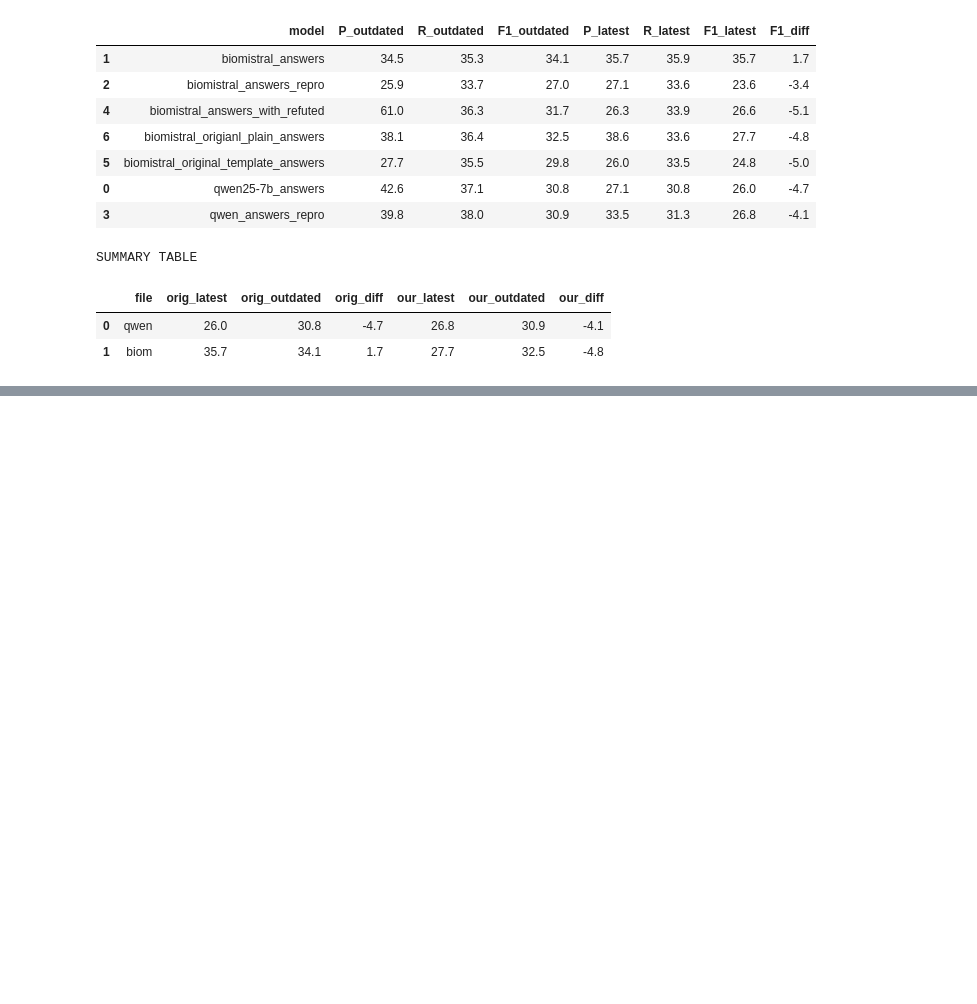
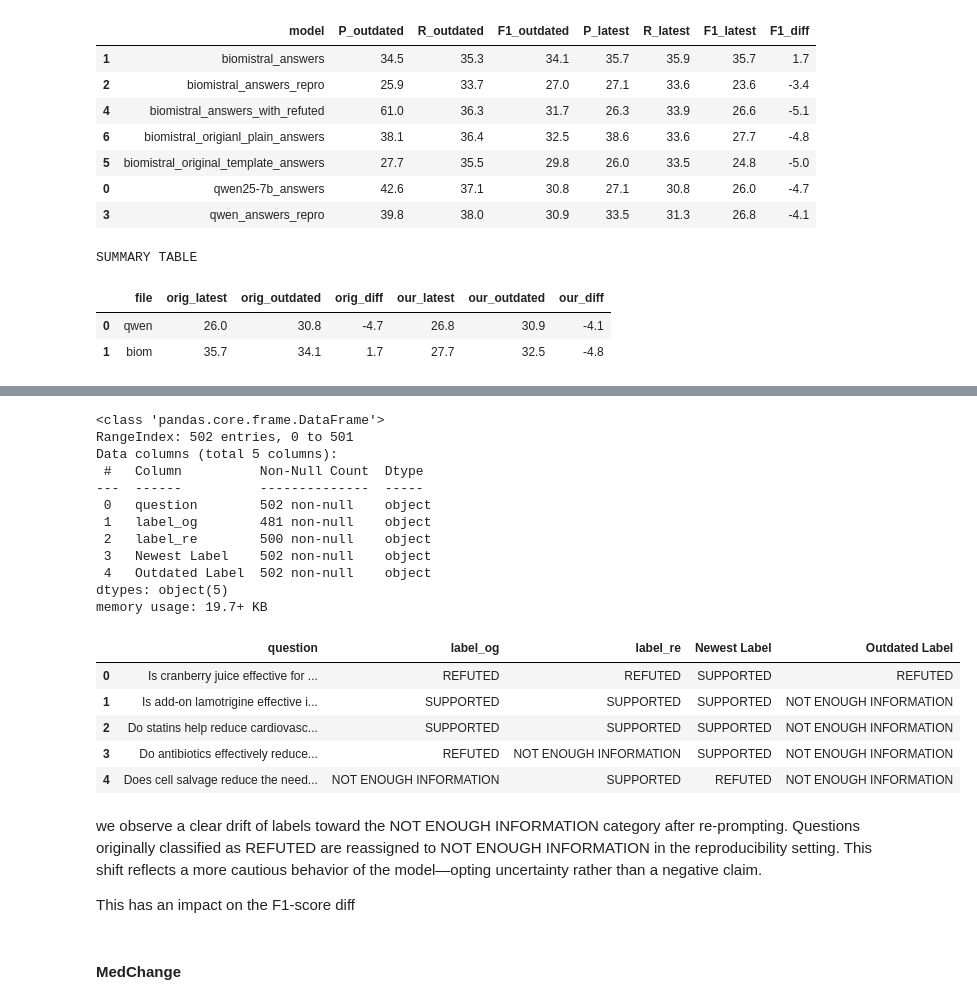
Before and after one commit to MiriamEspinosa/Reproducibility, a Jupyter notebook: Code/experiments_reproduce.ipynb, the cells around one changed output, grey strips where cells are left out. Saved outputs shown, nothing was run; the diff lists cells and outputs as text; code cells hidden in the pictures; blank space fills up the shorter version.

```diff
--- a/Code/experiments_reproduce.ipynb
+++ b/Code/experiments_reproduce.ipynb
@@ -431,0 +643,17 @@ SUMMARY TABLE
+# %%
+
+df_og = df_og_biomistral.rename(columns={
+    "Question": "question",
+    "label": "label_og"
+}).drop_duplicates(subset=["question"])
+
+df_re = df_re_biomistral.rename(columns={
+    "label": "label_re"
+}).drop_duplicates(subset=["question"])
+
+df_change = df_medChange.rename(columns={
+    "Question": "question"
+}).drop_duplicates(subset=['question']).drop(columns=["Unnamed: 0"])
+
+df_re_og = pd.merge(df_og, df_re, on="question", how="inner")
+df_merged = pd.merge(df_re_og, df_change, on="question", how="inner")
@@ -431,0 +680,22 @@ SUMMARY TABLE
+# %%
+df_merged.info()
+df_merged.head()
+# %% [output]
+<class 'pandas.core.frame.DataFrame'>
+RangeIndex: 502 entries, 0 to 501
+Data columns (total 5 columns):
+ #   Column          Non-Null Count  Dtype
+---  ------          --------------  -----
+ 0   question        502 non-null    object
+ 1   label_og        481 non-null    object
+ 2   label_re        500 non-null    object
+ 3   Newest Label    502 non-null    object
+ 4   Outdated Label  502 non-null    object
+dtypes: object(5)
+memory usage: 19.7+ KB
+|  | question | label_og | label_re | Newest Label | Outdated Label |
+| 0 | Is cranberry juice effective for ... | REFUTED | REFUTED | SUPPORTED | REFUTED |
+| 1 | Is add-on lamotrigine effective i... | SUPPORTED | SUPPORTED | SUPPORTED | NOT ENOUGH INFORMATION |
+| 2 | Do statins help reduce cardiovasc... | SUPPORTED | SUPPORTED | SUPPORTED | NOT ENOUGH INFORMATION |
+| 3 | Do antibiotics effectively reduce... | REFUTED | NOT ENOUGH INFORMATION | SUPPORTED | NOT ENOUGH INFORMATION |
+| 4 | Does cell salvage reduce the need... | NOT ENOUGH INFORMATION | SUPPORTED | REFUTED | NOT ENOUGH INFORMATION |
@@ -431,0 +750,7 @@ SUMMARY TABLE
+# %% [markdown]
+we observe a clear drift of labels toward the NOT ENOUGH INFORMATION category after re-prompting.
+Questions originally classified as REFUTED are reassigned to NOT ENOUGH INFORMATION in the reproducibility setting. This shift reflects a more cautious behavior of the model—opting  uncertainty rather than a negative claim.
+
+This has an impact on the F1-score diff
+# %% [markdown]
+#### MedChange
```
Also changed, not shown: parts of 18 cells of this notebook.
